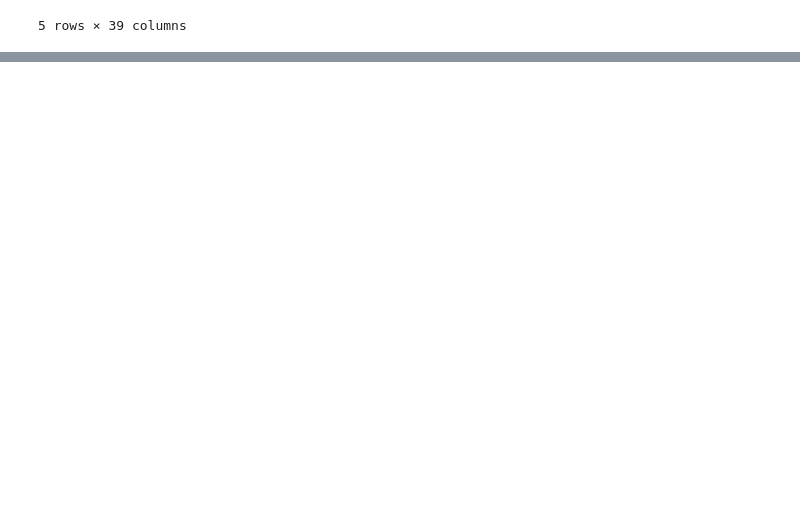
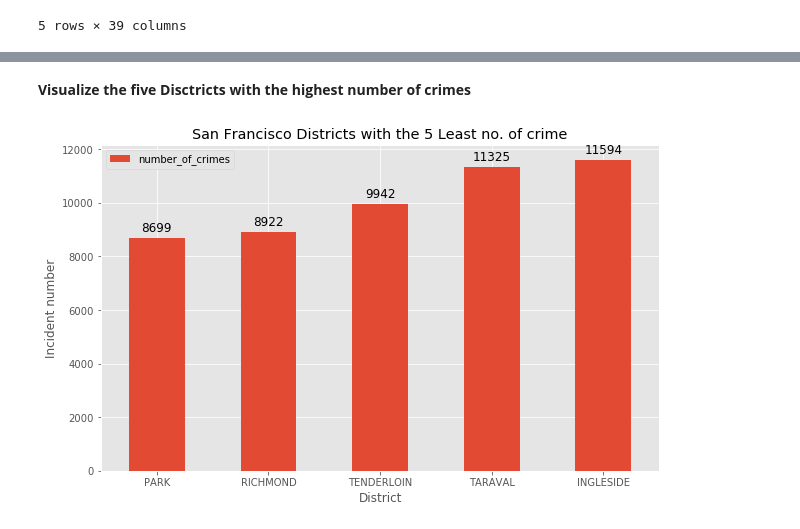
Before and after one commit to Ricadogovea/Coursera_Capstone, a Jupyter notebook: Final.project.ipynb, the cells around one changed output, grey strips where cells are left out. Cells and saved outputs as stored; diff of their text form; code cells hidden in the pictures; blank space fills up the shorter version.

```diff
--- a/Final.project.ipynb
+++ b/Final.project.ipynb
@@ -270,0 +352,10 @@ San_francisco.shape
+# %%
+Pd_District = ['SOUTHERN','NORTHERN','MISSION','CENTRAL','BAYVIEW','INGLESIDE',
+'TARAVAL','TENDERLOIN','RICHMOND','PARK']
+
+number_of_crimes = [28445,20100,19503,17666,
+          14303,11594,11325,9942,
+          8922,8699]
+df_pl = {'Pd_District': Pd_District,'number_of_crimes':number_of_crimes}
+kut_neig = pd.DataFrame(data=df_pl, columns=['Pd_District', 'number_of_crimes'], index=None)
+kut_neig
@@ -270,0 +376,5 @@ San_francisco.shape
+# %%
+kut_neig.sort_values(['number_of_crimes'], ascending = False, axis = 0, inplace = True )
+
+df_top5 = kut_neig.head()
+df_top5
@@ -270,0 +418,5 @@ San_francisco.shape
+# %%
+kut_neig.sort_values(['number_of_crimes'], ascending = True, axis = 0, inplace = True )
+
+df_least = kut_neig.head()
+df_least
@@ -270,0 +430,28 @@ San_francisco.shape
+# %% [markdown]
+**Visualize the five Disctricts with the highest number of crimes**
+# %%
+df_t1 = df_least[['Pd_District','number_of_crimes']]
+
+df_t1.set_index('Pd_District',inplace = True)
+
+ax = df_t1.plot(kind='bar', figsize=(10, 6), rot=0)
+
+ax.set_ylabel('Incident number') # add to x-label to the plot
+ax.set_xlabel('District') # add y-label to the plot
+ax.set_title('San Francisco Districts with the 5 Least no. of crime') # add title to the plot
+
+# Creating a function to display the percentage.
+
+for p in ax.patches:
+    ax.annotate(np.round(p.get_height(),decimals=2),
+                (p.get_x()+p.get_width()/2., p.get_height()),
+                ha='center',
+                va='center',
+                xytext=(0, 10),
+                textcoords='offset points',
+                fontsize = 12
+               )
+
+plt.show()
+# %% [output]
+[figure, added]
```
Also changed, not shown: parts of 65 cells of this notebook.
